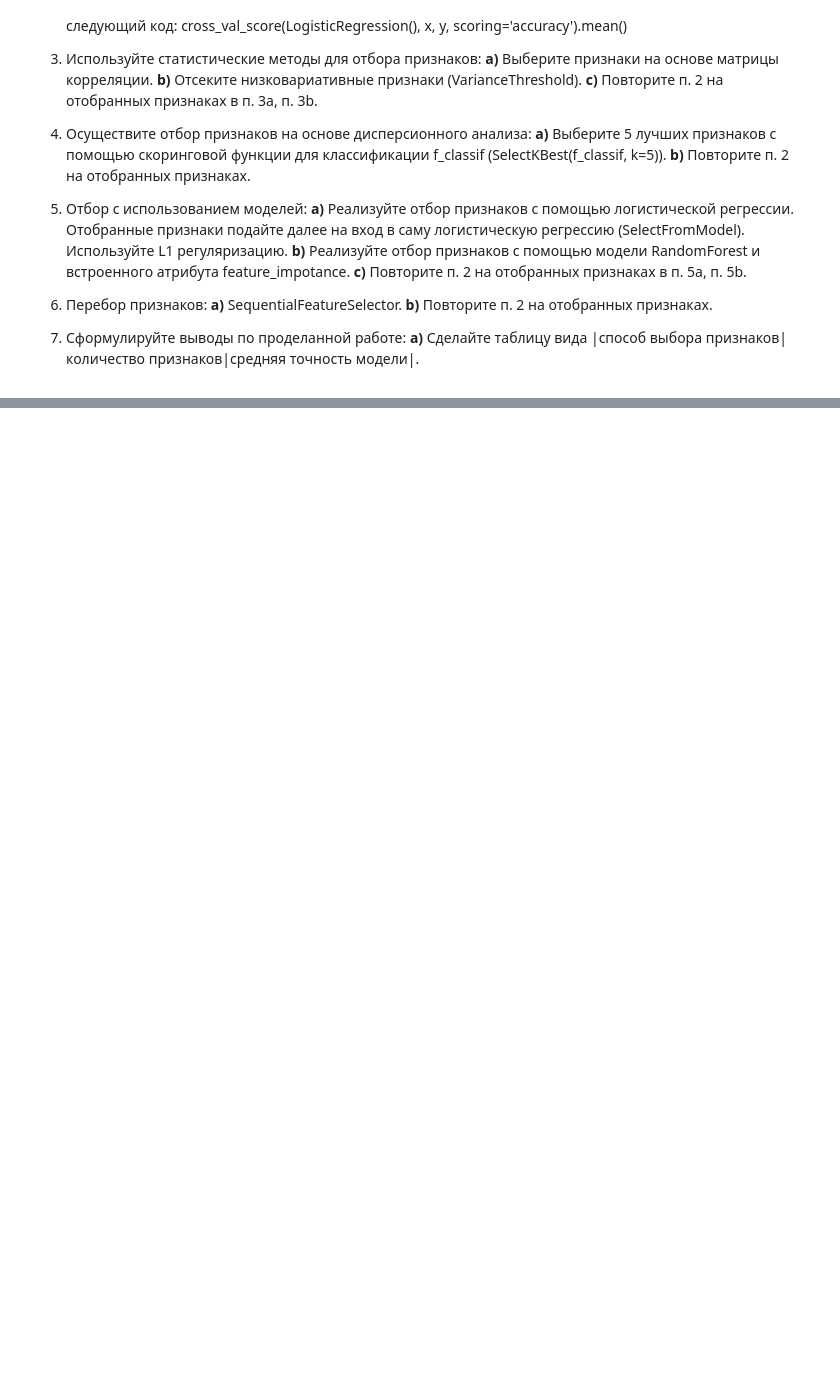
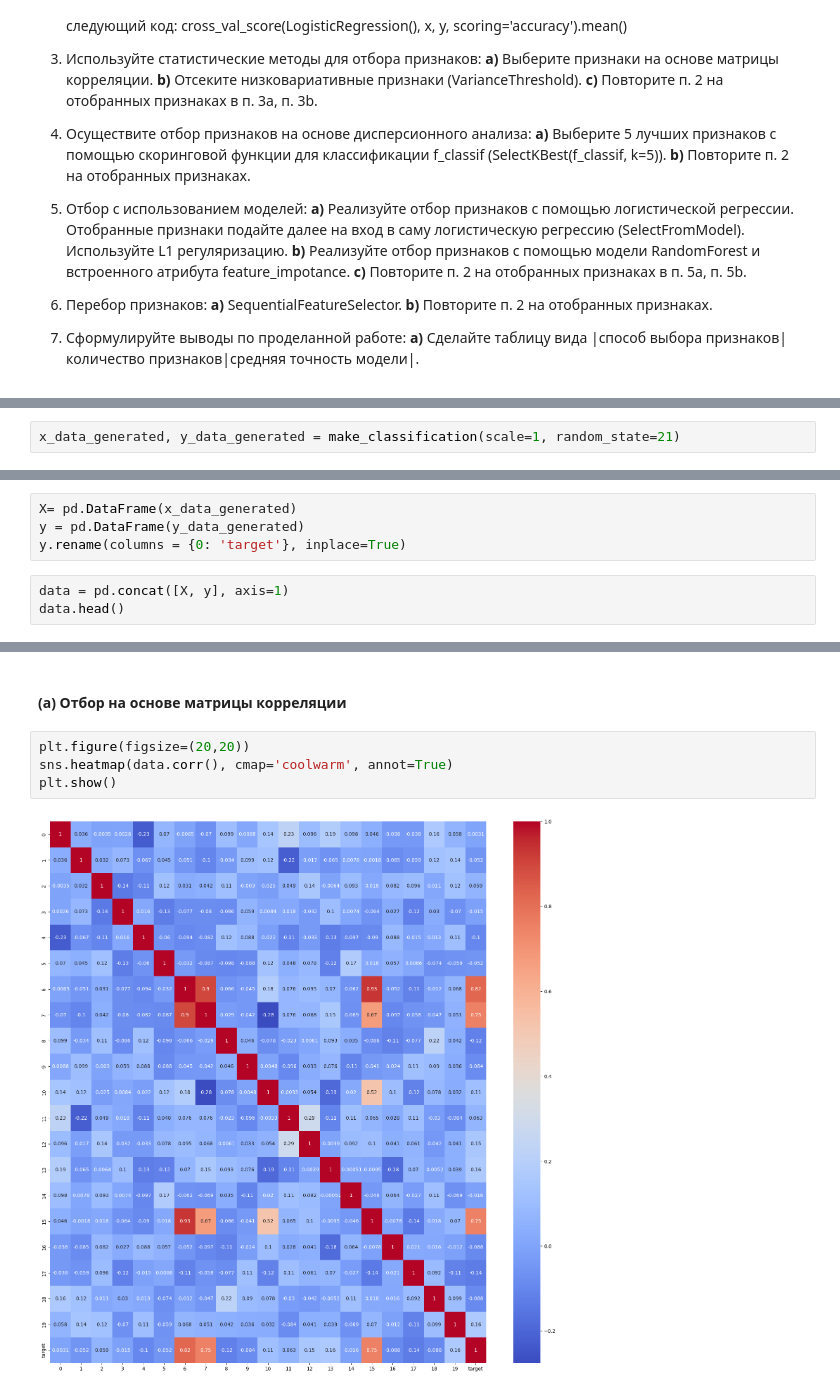
Before and after one commit to msavilov/Feature_Engineering_ML, a Jupyter notebook: 8_Feature_Selection/feature_selection.ipynb, the cells around one changed output, grey strips where cells are left out. Drawn from its saved outputs; the diff is of its cells as text; blank space fills up the shorter version.

```diff
--- a/8_Feature_Selection/feature_selection.ipynb
+++ b/8_Feature_Selection/feature_selection.ipynb
@@ -36,0 +57,2 @@ cross_val_score(LogisticRegression(), x, y, scoring='accuracy').mean()
+# %%
+x_data_generated, y_data_generated = make_classification(scale=1, random_state=21)
@@ -36,0 +73,7 @@ cross_val_score(LogisticRegression(), x, y, scoring='accuracy').mean()
+# %%
+X= pd.DataFrame(x_data_generated)
+y = pd.DataFrame(y_data_generated)
+y.rename(columns = {0: 'target'}, inplace=True)
+# %%
+data = pd.concat([X, y], axis=1)
+data.head()
@@ -36,0 +88,8 @@ cross_val_score(LogisticRegression(), x, y, scoring='accuracy').mean()
+# %% [markdown]
+#### (a) Отбор на основе матрицы корреляции
+# %%
+plt.figure(figsize=(20,20))
+sns.heatmap(data.corr(), cmap='coolwarm', annot=True)
+plt.show()
+# %% [output]
+[figure, added]
```
Also changed, not shown: parts of 33 cells of this notebook, 1 other file.
